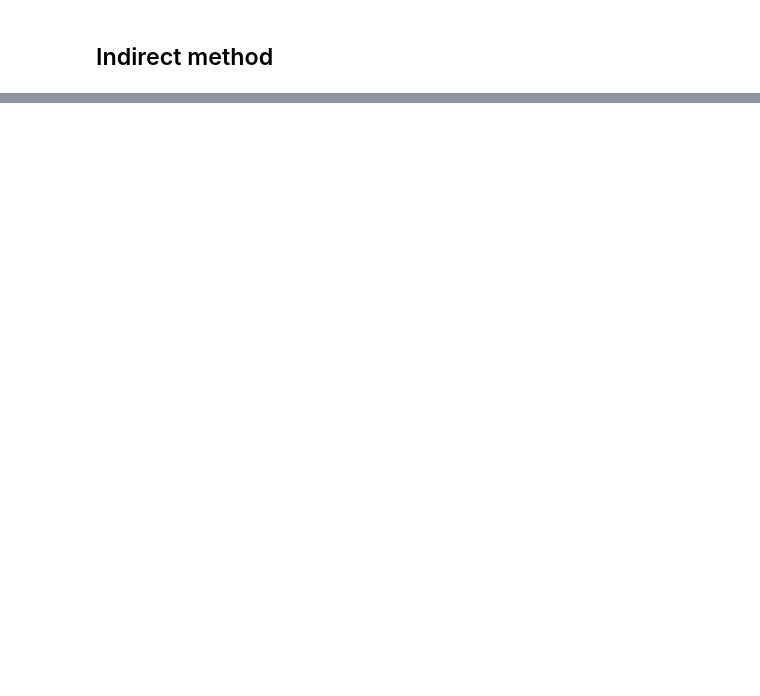
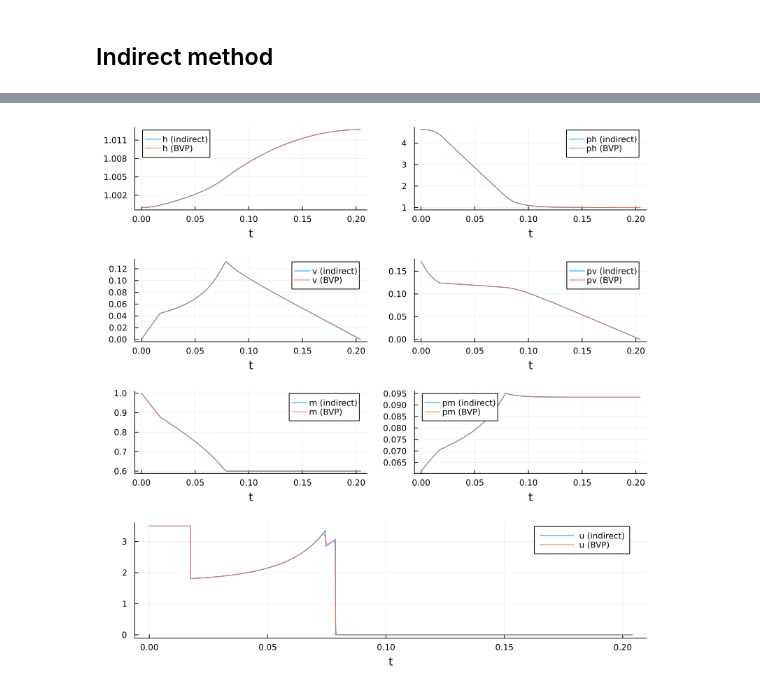
Before and after one commit to control-toolbox/BVP-DAE, a Jupyter notebook: julia/goddard.ipynb, the cells around one changed output, grey strips where cells are left out. Cells and saved outputs as stored; diff of their text form; code cells hidden in the pictures; blank space fills up the shorter version.

Commit message:
add indirect resolution

```diff
--- a/julia/goddard.ipynb
+++ b/julia/goddard.ipynb
@@ -233,0 +327,6 @@ plot(plt_info_bvp, plt_info_direct; layout=(1, 2), size=(800, 600))
+# %%
+# Norm of the shooting function at initial guess
+using LinearAlgebra: norm
+s = similar(p0, 7)
+shoot!(s, p0, t1, t2, t3, tf)
+println("Norm of the shooting function: ‖s‖ = ", norm(s), "\n")
@@ -233,0 +345,27 @@ plot(plt_info_bvp, plt_info_direct; layout=(1, 2), size=(800, 600))
+# %%
+using NonlinearSolve
+
+nle = (s, ξ, λ) -> shoot!(s, ξ[1:3], ξ[4], ξ[5], ξ[6], ξ[7])   # auxiliary function
+                                                               # with aggregated inputs
+ξ = [ p0 ; t1 ; t2 ; t3 ; tf ]                                 # initial guess
+
+prob = NonlinearProblem(nle, ξ)
+indirect_sol = NonlinearSolve.solve(prob; abstol=1e-8, reltol=1e-8, show_trace=Val(true))
+
+# we retrieve the costate solution together with the times
+p0 = indirect_sol.u[1:3]
+t1 = indirect_sol.u[4]
+t2 = indirect_sol.u[5]
+t3 = indirect_sol.u[6]
+tf = indirect_sol.u[7]
+
+println("p0 = ", p0)
+println("t1 = ", t1)
+println("t2 = ", t2)
+println("t3 = ", t3)
+println("tf = ", tf)
+
+# Norm of the shooting function at solution
+s = similar(p0, 7)
+shoot!(s, p0, t1, t2, t3, tf)
+println("Norm of the shooting function: ‖s‖ = ", norm(s), "\n")
@@ -233,0 +395,8 @@ plot(plt_info_bvp, plt_info_direct; layout=(1, 2), size=(800, 600))
+# %%
+f = f1 * (t1, fb) * (t2, fs) * (t3, f0) # concatenation of the flows
+flow_sol = f((t0, tf), x0, p0)          # compute the solution: state, costate, control...
+
+plt_final = plot(flow_sol, solution_label="(indirect)", size=(800, 800))
+plot!(plt_final, sol_bvp)
+# %% [output]
+[figure, added]
```
Also changed, not shown: parts of 15 cells of this notebook, 2 other files.
